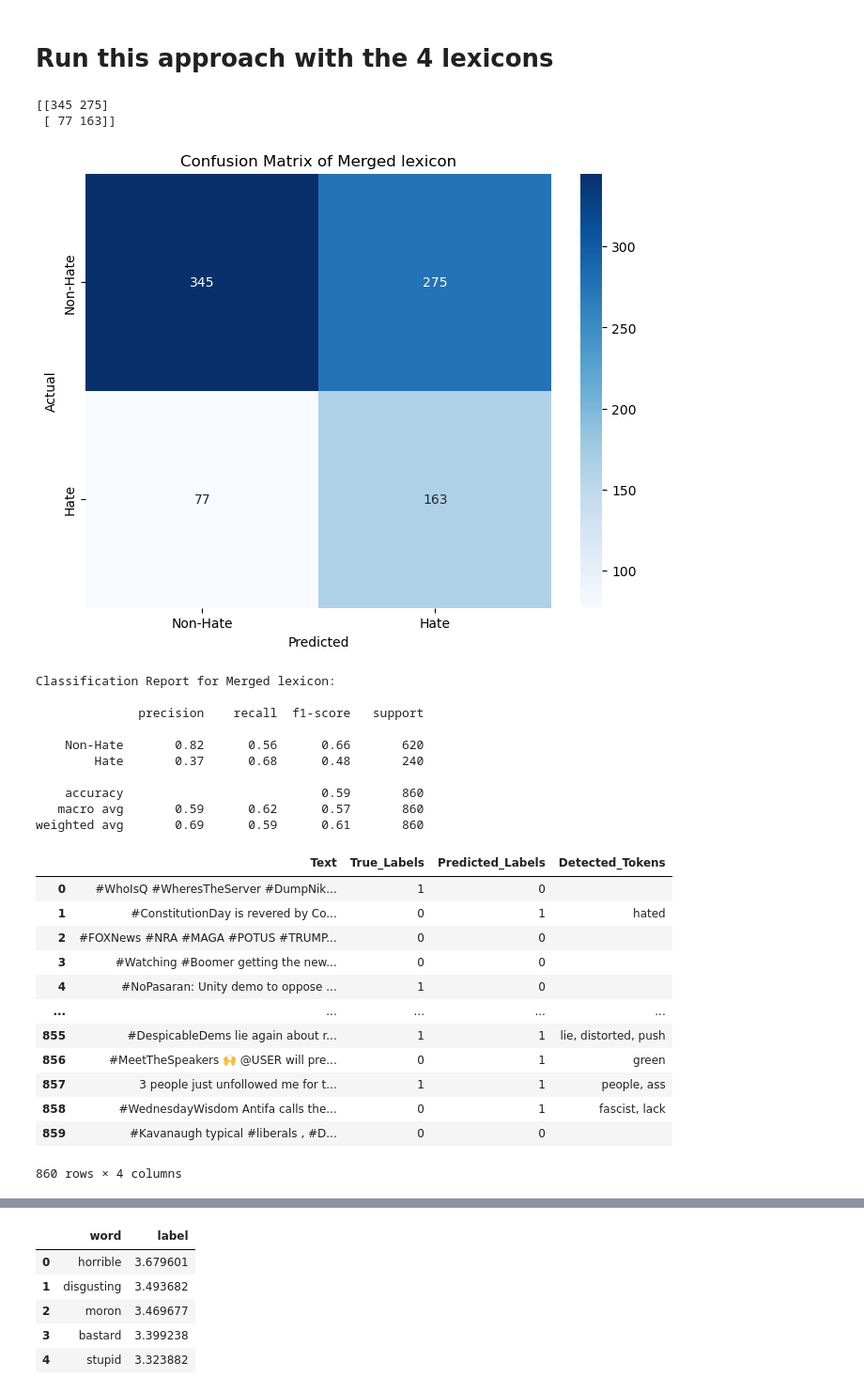
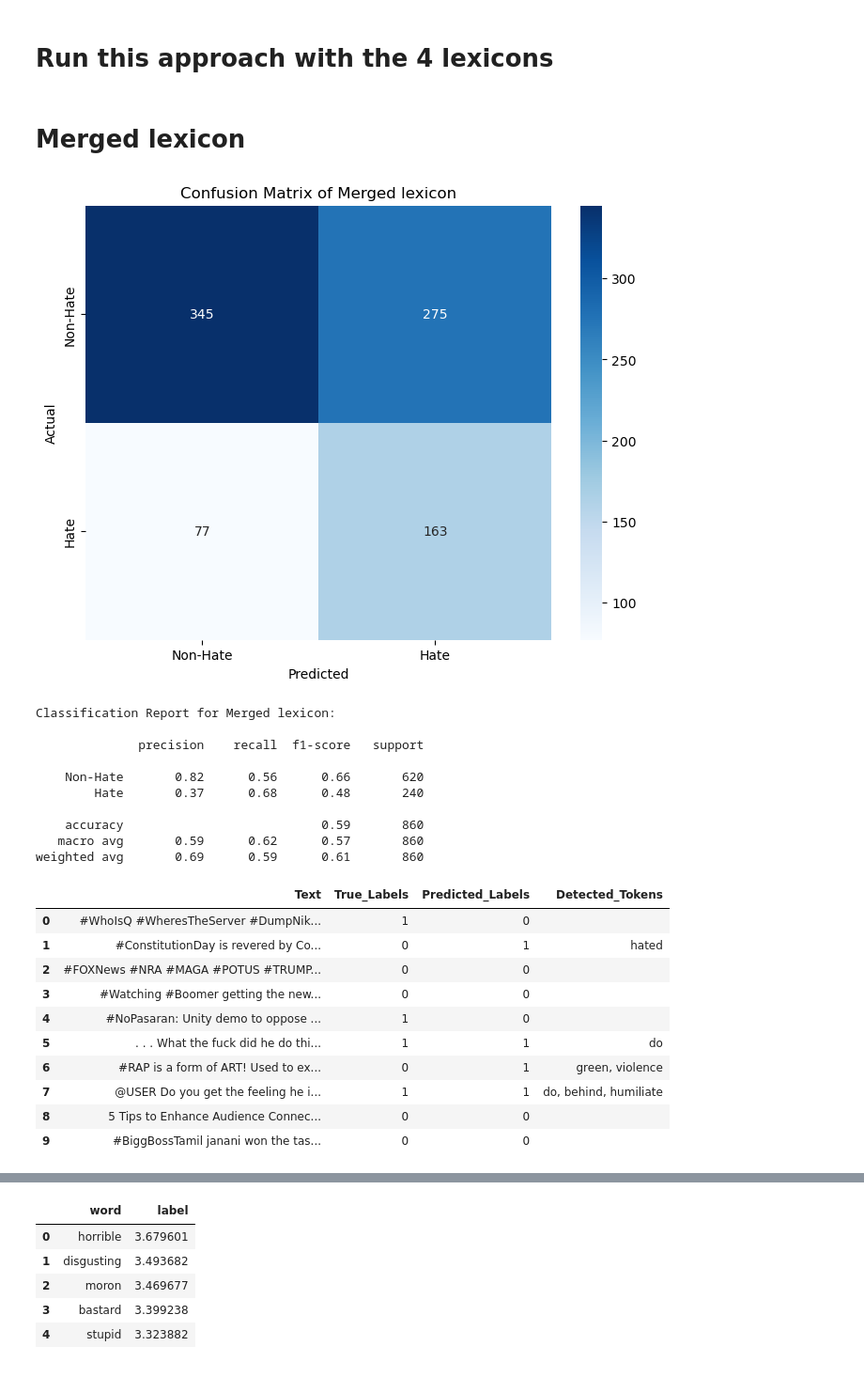
Before and after one commit to Mohammed-majeed/Subjectivity-Mining, a Jupyter notebook: Assignment 3 - Group 11/classifier_one_word.ipynb, the cells around one changed output, grey strips where cells are left out. Shown at 94% size. Saved outputs shown, nothing was run; the diff lists cells and outputs as text; code cells hidden in the pictures.

```diff
--- a/Assignment 3 - Group 11/classifier_one_word.ipynb
+++ b/Assignment 3 - Group 11/classifier_one_word.ipynb
@@ -61,9 +33,4 @@ test_data = pd.read_csv('./Data/olid-test.csv')
 # %%
-import pandas as pd
-import matplotlib.pyplot as plt
-import seaborn as sns
-from sklearn.metrics import confusion_matrix, classification_report
-
 def lexicon_lookup_and_evaluate(text_column, labels_column, lexicon, column_name=None, name=None):
     """
     Perform lexicon-based hate speech identification and evaluate the results.
@@ -71,13 +38,13 @@ def lexicon_lookup_and_evaluate(text_column, labels_column, lexicon, column_name
     Parameters:
         text_column (pd.Series): The column containing the input text to classify.
         labels_column (pd.Series): The column containing the true labels (0 for non-hate, 1 for hate).
-        lexicon (pd.DataFrame): The merged lexicon containing hate speech terms and labels.
+        lexicon (pd.DataFrame): The lexicon containing hate speech terms and labels.
         column_name (str): The column name in the lexicon DataFrame.
         name (str): Name to be added to Confusion Matrix.
 
     Returns:
         pd.DataFrame: A DataFrame containing the original text, true labels, predicted labels,
-                      detected tokens, and the confusion matrix.
+                      detected tokens. and plot confusion matrix. and print classification report.
     """
     # Create a DataFrame to store results
     results_df = pd.DataFrame({'Text': text_column, 'True_Labels': labels_column})
@@ -99,7 +66,6 @@ def lexicon_lookup_and_evaluate(text_column, labels_column, lexicon, column_name
 
     # Calculate the confusion matrix
     conf_matrix = confusion_matrix(results_df['True_Labels'], results_df['Predicted_Labels'])
-    print(conf_matrix)
 
     # Create a confusion matrix plot
     plt.figure(figsize=(8, 6))
@@ -119,33 +85,5 @@ def lexicon_lookup_and_evaluate(text_column, labels_column, lexicon, column_name
     print(report)
 
     return results_df
-
-# Example usage:
-lexicon_lookup_and_evaluate(test_data['text'], test_data['labels'], merged_lexicon, column_name='unit', name="Merged lexicon")
-# %% [output]
-[[345 275]
- [ 77 163]]
-[figure, removed]
-Classification Report for Merged lexicon:
-
-              precision    recall  f1-score   support
-
-    Non-Hate       0.82      0.56      0.66       620
-        Hate       0.37      0.68      0.48       240
-
-    accuracy                           0.59       860
-   macro avg       0.59      0.62      0.57       860
-weighted avg       0.69      0.59      0.61       860
-|  | Text | True_Labels | Predicted_Labels | Detected_Tokens |
-| 0 | #WhoIsQ #WheresTheServer #DumpNik... | 1 | 0 |  |
-| 1 | #ConstitutionDay is revered by Co... | 0 | 1 | hated |
-| 2 | #FOXNews #NRA #MAGA #POTUS #TRUMP... | 0 | 0 |  |
-| 3 | #Watching #Boomer getting the new... | 0 | 0 |  |
-| 4 | #NoPasaran: Unity demo to oppose ... | 1 | 0 |  |
-| ... | ... | ... | ... | ... |
-| 855 | #DespicableDems lie again about r... | 1 | 1 | lie, distorted, push |
-| 856 | #MeetTheSpeakers 🙌 @USER will pre... | 0 | 1 | green |
-| 857 | 3 people just unfollowed me for t... | 1 | 1 | people, ass |
-| 858 | #WednesdayWisdom Antifa calls the... | 0 | 1 | fascist, lack |
-| 859 | #Kavanaugh typical #liberals , #D... | 0 | 0 |  |
-860 rows × 4 columns
+# %% [markdown]
+# Merged lexicon
@@ -151,0 +98,26 @@ weighted avg       0.69      0.59      0.61       860
+# %%
+df = lexicon_lookup_and_evaluate(test_data['text'], test_data['labels'], merged_lexicon, column_name='unit', name="Merged lexicon")
+df.head(10)
+# %% [output]
+[figure, added]
+Classification Report for Merged lexicon:
+
+              precision    recall  f1-score   support
+
+    Non-Hate       0.82      0.56      0.66       620
+        Hate       0.37      0.68      0.48       240
+
+    accuracy                           0.59       860
+   macro avg       0.59      0.62      0.57       860
+weighted avg       0.69      0.59      0.61       860
+|  | Text | True_Labels | Predicted_Labels | Detected_Tokens |
+| 0 | #WhoIsQ #WheresTheServer #DumpNik... | 1 | 0 |  |
+| 1 | #ConstitutionDay is revered by Co... | 0 | 1 | hated |
+| 2 | #FOXNews #NRA #MAGA #POTUS #TRUMP... | 0 | 0 |  |
+| 3 | #Watching #Boomer getting the new... | 0 | 0 |  |
+| 4 | #NoPasaran: Unity demo to oppose ... | 1 | 0 |  |
+| 5 | . . . What the fuck did he do thi... | 1 | 1 | do |
+| 6 | #RAP is a form of ART! Used to ex... | 0 | 1 | green, violence |
+| 7 | @USER Do you get the feeling he i... | 1 | 1 | do, behind, humiliate |
+| 8 | 5 Tips to Enhance Audience Connec... | 0 | 0 |  |
+| 9 | #BiggBossTamil janani won the tas... | 0 | 0 |  |
```
Also changed, not shown: parts of 17 cells of this notebook.
